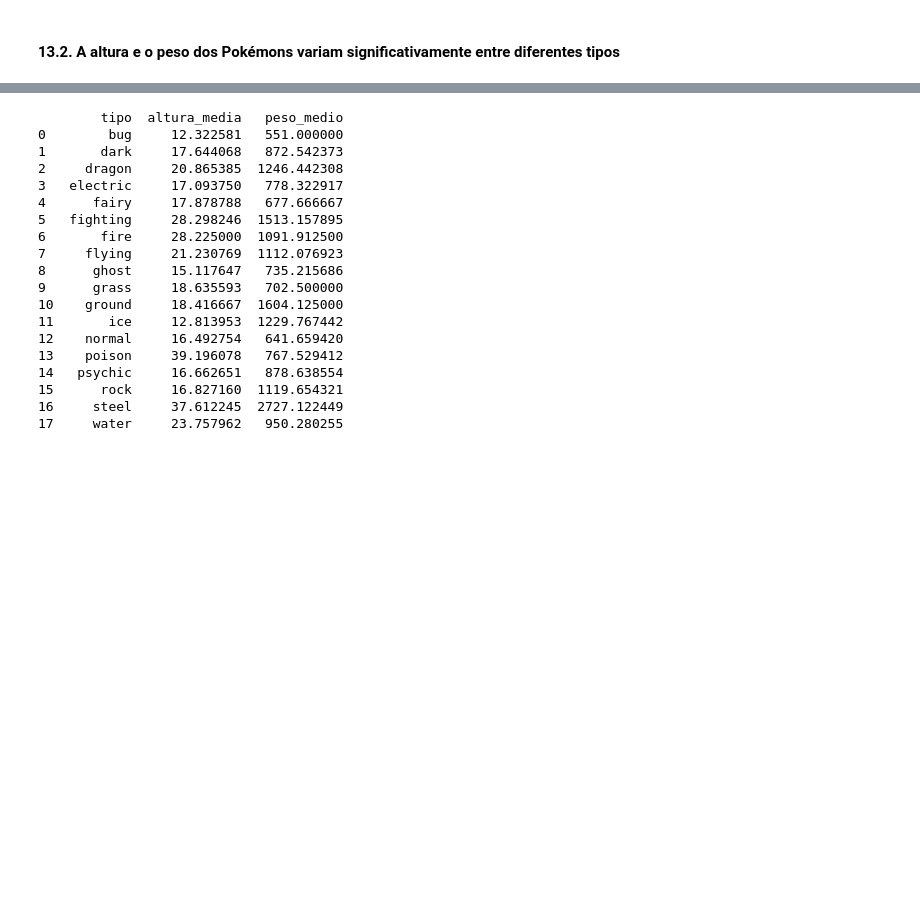
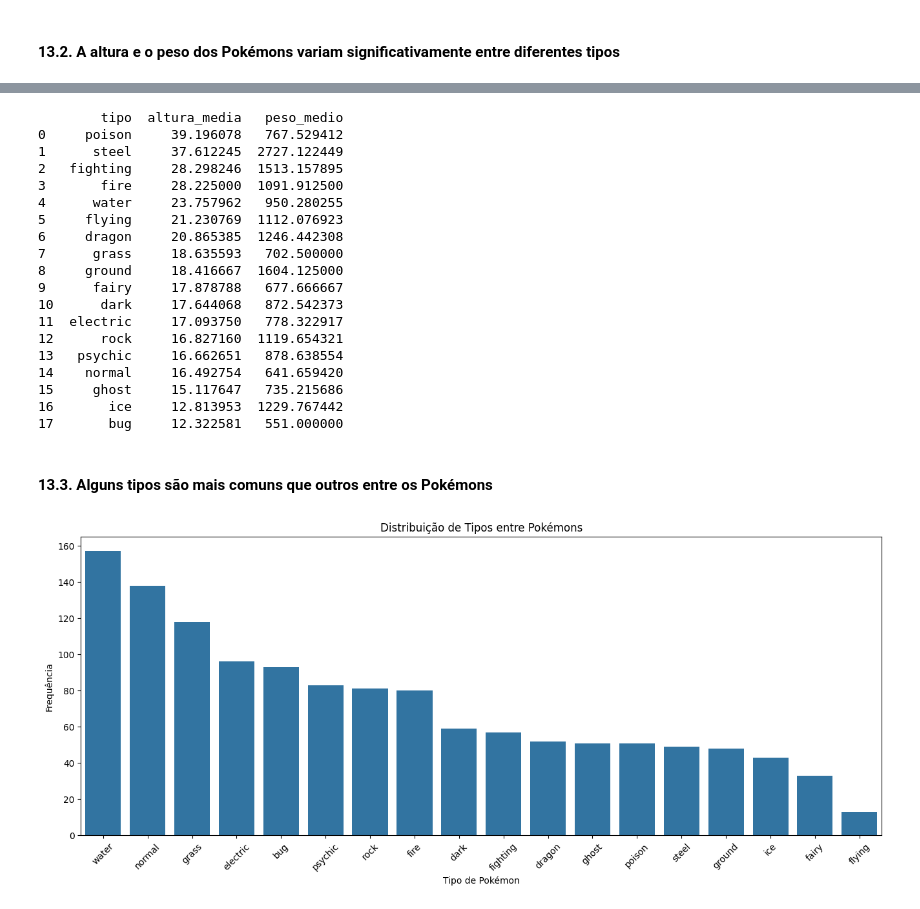
Before and after one commit to matheusvazdata/desafio_etl_coderhouse, a Jupyter notebook: notebooks/etl_pipeline.ipynb, the cells around one changed output, grey strips where cells are left out. Cells and saved outputs as stored; diff of their text form; code cells hidden in the pictures; blank space fills up the shorter version.

```diff
--- a/notebooks/etl_pipeline.ipynb
+++ b/notebooks/etl_pipeline.ipynb
@@ -344,6 +348,7 @@ SELECT
 FROM pokemons p
 JOIN tipos t ON p.id_tipo_1 = t.id
 GROUP BY t.nome
+ORDER BY altura_media DESC, peso_medio DESC
 """
 
 # Executar a consulta
@@ -353,21 +358,42 @@ df_media_altura_peso = executar_consulta(query_media_altura_peso_por_tipo)
 print(df_media_altura_peso)
 # %% [output]
         tipo  altura_media   peso_medio
-0        bug     12.322581   551.000000
-1       dark     17.644068   872.542373
-2     dragon     20.865385  1246.442308
-3   electric     17.093750   778.322917
-4      fairy     17.878788   677.666667
-5   fighting     28.298246  1513.157895
-6       fire     28.225000  1091.912500
-7     flying     21.230769  1112.076923
-8      ghost     15.117647   735.215686
-9      grass     18.635593   702.500000
-10    ground     18.416667  1604.125000
-11       ice     12.813953  1229.767442
-12    normal     16.492754   641.659420
-13    poison     39.196078   767.529412
-14   psychic     16.662651   878.638554
-15      rock     16.827160  1119.654321
-16     steel     37.612245  2727.122449
-17     water     23.757962   950.280255
+0     poison     39.196078   767.529412
+1      steel     37.612245  2727.122449
+2   fighting     28.298246  1513.157895
+3       fire     28.225000  1091.912500
+4      water     23.757962   950.280255
+5     flying     21.230769  1112.076923
+6     dragon     20.865385  1246.442308
+7      grass     18.635593   702.500000
+8     ground     18.416667  1604.125000
+9      fairy     17.878788   677.666667
+10      dark     17.644068   872.542373
+11  electric     17.093750   778.322917
+12      rock     16.827160  1119.654321
+13   psychic     16.662651   878.638554
+14    normal     16.492754   641.659420
+15     ghost     15.117647   735.215686
+16       ice     12.813953  1229.767442
+17       bug     12.322581   551.000000
+# %% [markdown]
+#### 13.3. Alguns tipos são mais comuns que outros entre os Pokémons
+# %%
+# Contar a frequência de cada tipo de Pokémon e ordenar de forma decrescente
+tipo_counts = df_pokemons_tipos['nome_tipo'].value_counts().reset_index()
+tipo_counts.columns = ['nome_tipo', 'frequencia']
+tipo_counts = tipo_counts.sort_values(by='frequencia', ascending=False)
+
+# Reorganizar o DataFrame original para refletir a nova ordem
+df_pokemons_tipos['nome_tipo'] = pd.Categorical(df_pokemons_tipos['nome_tipo'], categories=tipo_counts['nome_tipo'], ordered=True)
+
+# Plotar o gráfico
+plt.figure(figsize=(16, 6))
+sns.countplot(data=df_pokemons_tipos, x='nome_tipo', order=tipo_counts['nome_tipo'])
+plt.title('Distribuição de Tipos entre Pokémons')
+plt.xlabel('Tipo de Pokémon')
+plt.ylabel('Frequência')
+plt.xticks(rotation=45)
+plt.show()
+# %% [output]
+[figure, added]
```
Also changed, not shown: parts of 12 cells of this notebook.
